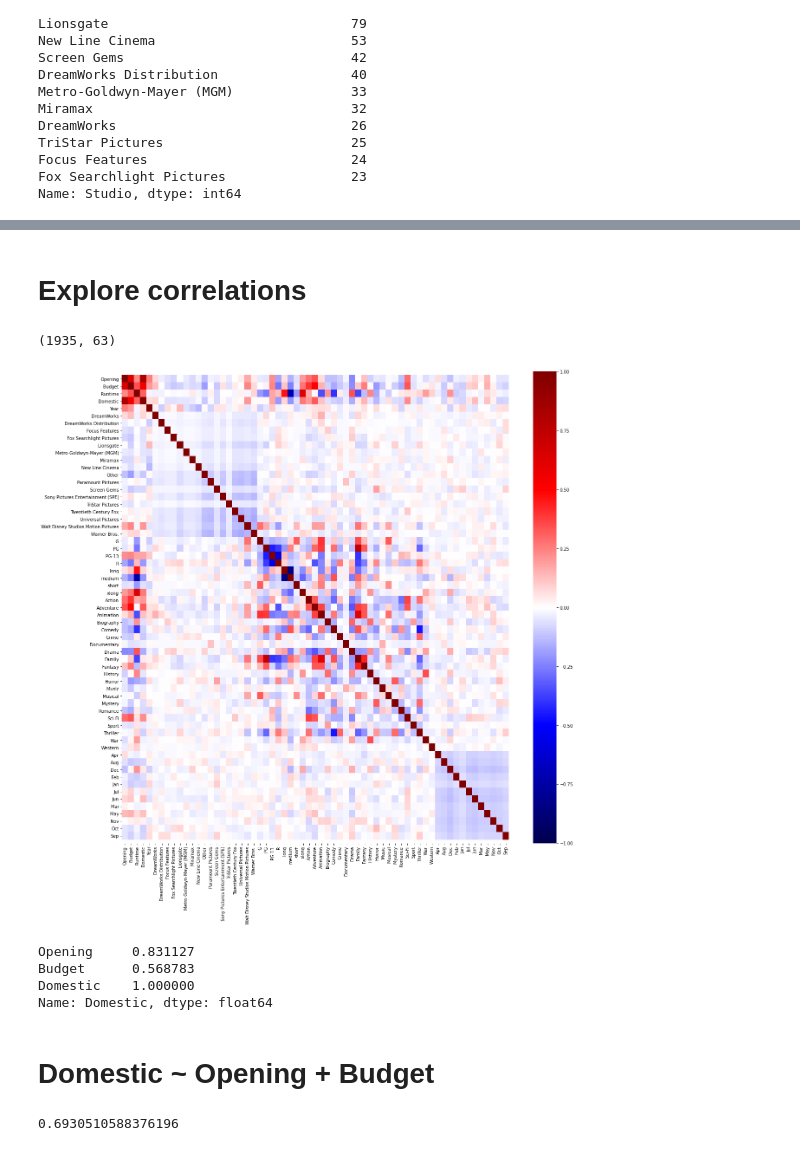
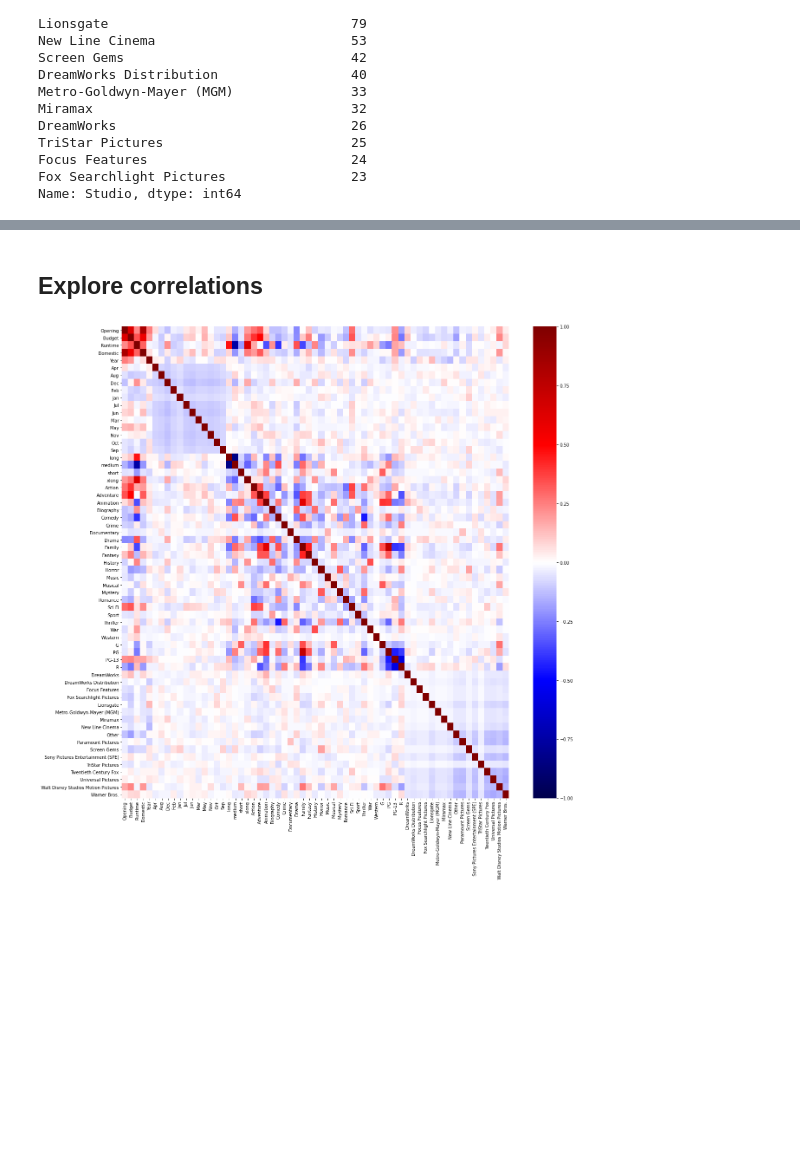
Before and after one commit to jpizzollo/Movie_Regression, a Jupyter notebook: Predicting_Earnings.ipynb, the cells around one changed output, grey strips where cells are left out. Cells and saved outputs as stored; diff of their text form; code cells hidden in the pictures; blank space fills up the shorter version.

```diff
--- a/Predicting_Earnings.ipynb
+++ b/Predicting_Earnings.ipynb
@@ -98,8 +93,19 @@ movies_df.shape
 # %%
 # Convert Release Date, drop the original
-movies_df['Year'] = pd.to_datetime(movies_df['Release']).dt.year
+# Calculate year as # of years from earliest movie
+movies_df['Year'] = pd.to_datetime(movies_df['Release']).dt.year - min(pd.to_datetime(movies_df['Release']).dt.year)
 movies_df['Month'] = pd.to_datetime(movies_df['Release']).dt.month
 movies_df.drop(columns=['Release'], inplace=True, axis=1)
+
+# Replace numberical month with abbreviation
+num_index = [_ for _ in range(1,13)]
+month_index=['Jan','Feb','Mar','Apr','May','Jun','Jul','Aug','Sep','Oct','Nov','Dec']
+movies_df['Month'] = movies_df['Month'].replace(num_index, month_index)
+
+# Set dummy variables for month
+month_dummies = pd.get_dummies(movies_df['Month'])
+movies_df = pd.concat([movies_df, month_dummies], axis=1)
+movies_df.drop(columns=['Month'], inplace=True, axis=1)
 # %% [markdown]
 ### Convert Runtime string to minutes integer
 # %%
@@ -224,41 +222,9 @@ movies_df.drop(columns=['Month'], inplace=True, axis=1)
 # %% [markdown]
-# Explore correlations
+## Explore correlations
-# %%
-movies_df.shape
-# %% [output]
-(1935, 63)
 # %%
 plt.figure(figsize=(20,20))
-sns.heatmap(movies_df.corr(), cmap="seismic", annot=False, vmin=-1, vmax=1)
-plt.gca().set_ylim(len(movies_df.corr())+0.5, -0.5);
+corrplot = sns.heatmap(movies_df.corr(), cmap="seismic", annot=False, vmin=-1, vmax=1);
+figure = corrplot.get_figure()
+figure.savefig("corrplot.png")
 # %% [output]
-[figure, old version]
+[figure, new version]
-# %%
-# Find the features that are most highly correlated with Domestic earnings
-movies_corr = movies_df.corr()
-mask = ((movies_corr['Domestic'] >= 0.5) | (movies_corr['Domestic'] <= -0.5))
-movies_corr[mask]['Domestic']
-# %% [output]
-Opening     0.831127
-Budget      0.568783
-Domestic    1.000000
-Name: Domestic, dtype: float64
-# %% [markdown]
-# Domestic ~ Opening + Budget
-# %%
-# Create a simple linear regression:
-lr_simple = LinearRegression()
-
-# Choose Opening and Budget as features
-X = movies_df[['Opening', 'Budget']]
-
-# Choose Domestic earnings as response variable
-y = movies_df['Domestic']
-
-# Fit
-lr_simple.fit(X,y)
-
-# Score
-lr_simple.score(X,y)
-# %% [output]
-0.6930510588376196
```
Also changed, not shown: parts of 131 cells of this notebook.
